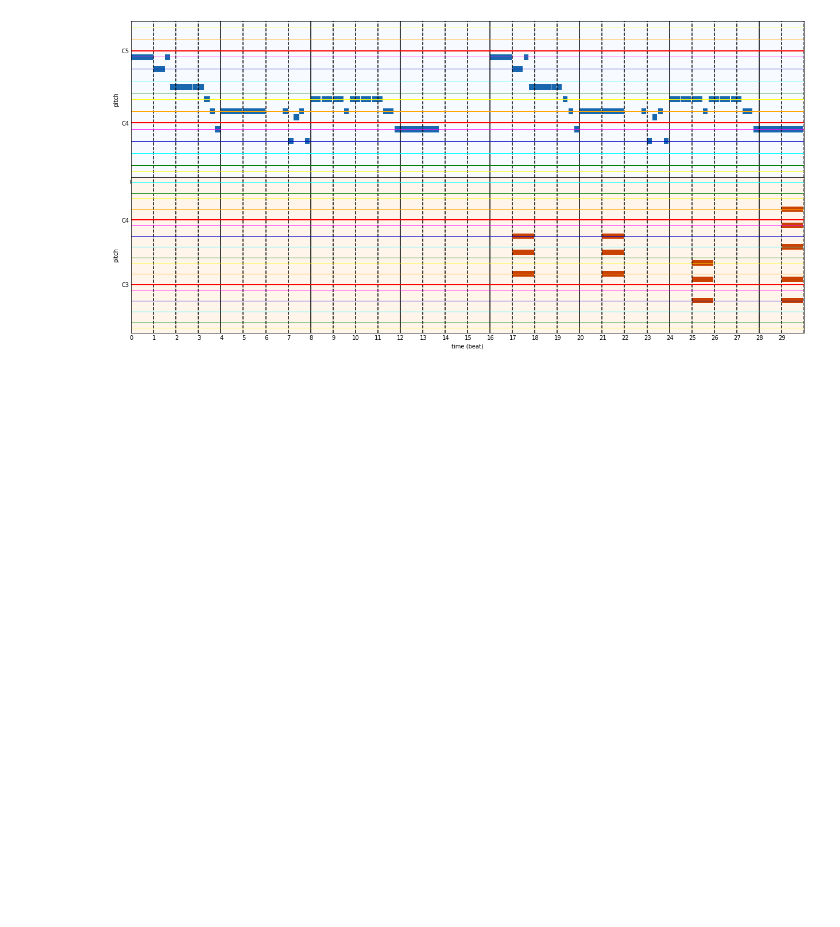
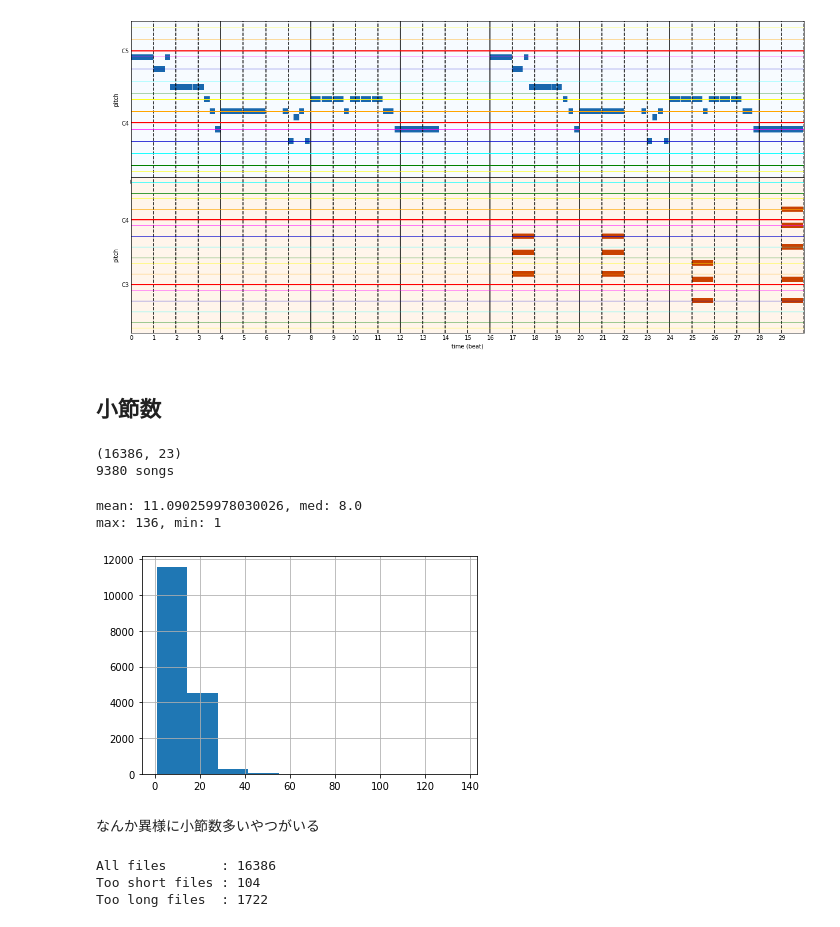
Before and after one commit to fuurin/midi, a Jupyter notebook: TheoryTabAnalysis.ipynb, the cells around one changed output. Drawn from its saved outputs; the diff is of its cells as text; code cells hidden in the pictures; blank space fills up the shorter version.

```diff
--- a/TheoryTabAnalysis.ipynb
+++ b/TheoryTabAnalysis.ipynb
@@ -285,3 +285,35 @@ grid_plot(get_sample(128))
 # %% [output]
 sample 128 picked from c/cults/go-outside/intro_key.mid
 [figure]
+# %% [markdown]
+## 小節数
+# %%
+df_org = pd.read_csv("../datasets/theorytab/theorytab.csv")
+df = df_org
+df = df[(df["nokey"] == False) & (df["time_signature"] == "4/4")]
+df = df[df["has_melody_track"] & df["has_chord_track"]]
+df = df.reset_index()
+print(df.shape)
+print(len(df['song'].unique()), 'songs')
+# %% [output]
+(16386, 23)
+9380 songs
+# %%
+print(f"mean: {df['bars'].mean()}, med: {df['bars'].median()}")
+print(f"max: {df['bars'].max()}, min: {df['bars'].min()}")
+df['bars'].hist()
+None
+# %% [output]
+mean: 11.090259978030026, med: 8.0
+max: 136, min: 1
+[figure, added]
+# %% [markdown]
+なんか異様に小節数多いやつがいる
+# %%
+print("All files       :", len(df))
+print("Too short files :", len(df[df['bars'] < 4]))
+print("Too long files  :", len(df[df['bars'] > 16]))
+# %% [output]
+All files       : 16386
+Too short files : 104
+Too long files  : 1722
```
Also changed, not shown: parts of 4 cells of this notebook.
